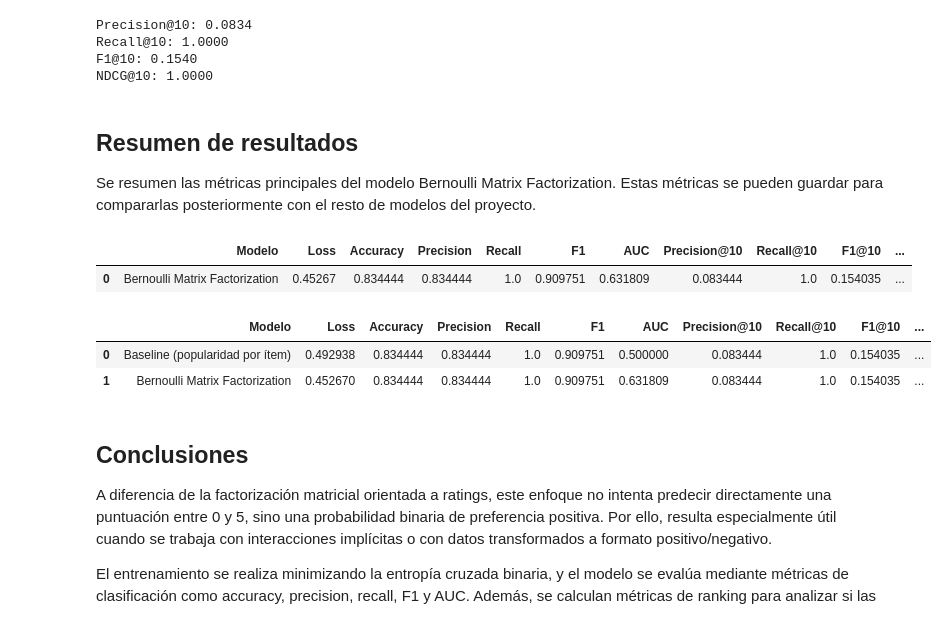
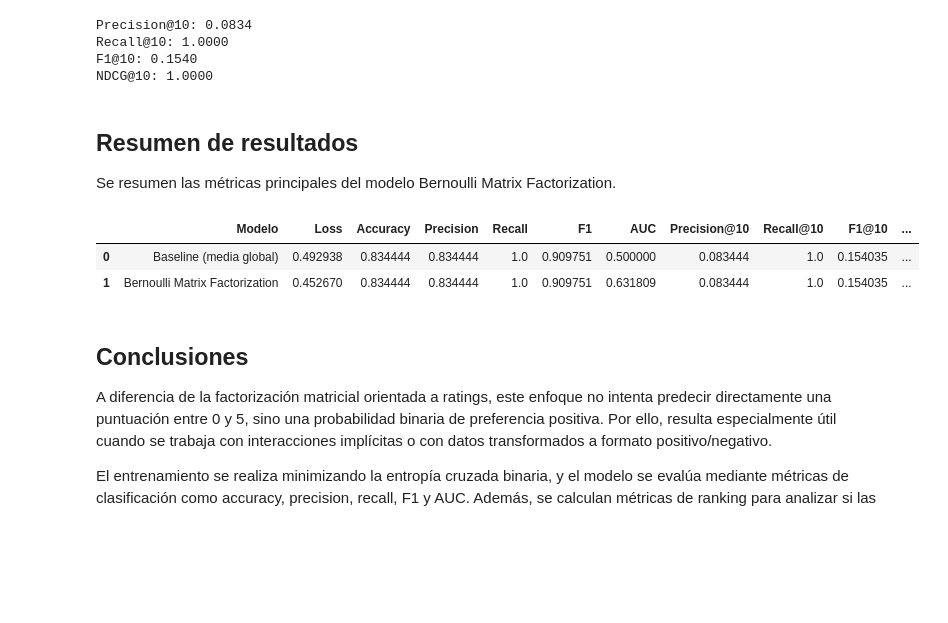
Before and after one commit to DiegoRecover8/Food.com-Recommender-Systems, a Jupyter notebook: notebooks/03_bernoulli_factorization.ipynb, the cells around one changed output. Cells and saved outputs as stored; diff of their text form; code cells hidden in the pictures; blank space fills up the shorter version.

```diff
--- a/notebooks/03_bernoulli_factorization.ipynb
+++ b/notebooks/03_bernoulli_factorization.ipynb
@@ -627,26 +631,7 @@ NDCG@10: 1.0000
 # %% [markdown]
 ## Resumen de resultados
 
-Se resumen las métricas principales del modelo Bernoulli Matrix Factorization. Estas métricas se pueden guardar para compararlas posteriormente con el resto de modelos del proyecto.
+Se resumen las métricas principales del modelo Bernoulli Matrix Factorization.
-# %%
-results_bernoulli = pd.DataFrame({
-    "Modelo": ["Bernoulli Matrix Factorization"],
-    "Loss": [test_metrics["loss"]],
-    "Accuracy": [test_metrics["accuracy"]],
-    "Precision": [test_metrics["precision"]],
-    "Recall": [test_metrics["recall"]],
-    "F1": [test_metrics["f1"]],
-    "AUC": [test_metrics["auc"]],
-    f"Precision@{N}": [precision_bernoulli],
-    f"Recall@{N}": [recall_bernoulli],
-    f"F1@{N}": [f1_bernoulli],
-    f"NDCG@{N}": [ndcg_bernoulli],
-})
-
-results_bernoulli
-# %% [output]
-|  | Modelo | Loss | Accuracy | Precision | Recall | F1 | AUC | Precision@10 | Recall@10 | F1@10 | ... |
-| 0 | Bernoulli Matrix Factorization | 0.45267 | 0.834444 | 0.834444 | 1.0 | 0.909751 | 0.631809 | 0.083444 | 1.0 | 0.154035 | ... |
 # %%
 # Creamos el modelo de baseline
 
@@ -680,37 +665,37 @@ baseline_auc = roc_auc_score(y_true, y_score) if len(np.unique(y_true)) > 1 else
 
 results_compare = pd.DataFrame([
     {
-        "Modelo": "Baseline (popularidad por ítem)",
+        "Modelo": "Baseline (media global)",
         "Loss": baseline_loss,
         "Accuracy": baseline_acc,
         "Precision": baseline_prec,
         "Recall": baseline_rec,
         "F1": baseline_f1,
         "AUC": baseline_auc,
         f"Precision@{N}": precision_base,
         f"Recall@{N}": recall_base,
         f"F1@{N}": f1_base_rank,
         f"NDCG@{N}": ndcg_base,
     },
     {
         "Modelo": "Bernoulli Matrix Factorization",
         "Loss": test_metrics["loss"],
         "Accuracy": test_metrics["accuracy"],
         "Precision": test_metrics["precision"],
         "Recall": test_metrics["recall"],
         "F1": test_metrics["f1"],
         "AUC": test_metrics["auc"],
         f"Precision@{N}": precision_bernoulli,
         f"Recall@{N}": recall_bernoulli,
         f"F1@{N}": f1_bernoulli,
         f"NDCG@{N}": ndcg_bernoulli,
     }
 ])
 
 results_compare
 # %% [output]
 |  | Modelo | Loss | Accuracy | Precision | Recall | F1 | AUC | Precision@10 | Recall@10 | F1@10 | ... |
-| 0 | Baseline (popularidad por ítem) | 0.492938 | 0.834444 | 0.834444 | 1.0 | 0.909751 | 0.500000 | 0.083444 | 1.0 | 0.154035 | ... |
+| 0 | Baseline (media global) | 0.492938 | 0.834444 | 0.834444 | 1.0 | 0.909751 | 0.500000 | 0.083444 | 1.0 | 0.154035 | ... |
 | 1 | Bernoulli Matrix Factorization | 0.452670 | 0.834444 | 0.834444 | 1.0 | 0.909751 | 0.631809 | 0.083444 | 1.0 | 0.154035 | ... |
 # %% [markdown]
 ## Conclusiones
```
Also changed, not shown: parts of 1 cell of this notebook, 4 other files.
